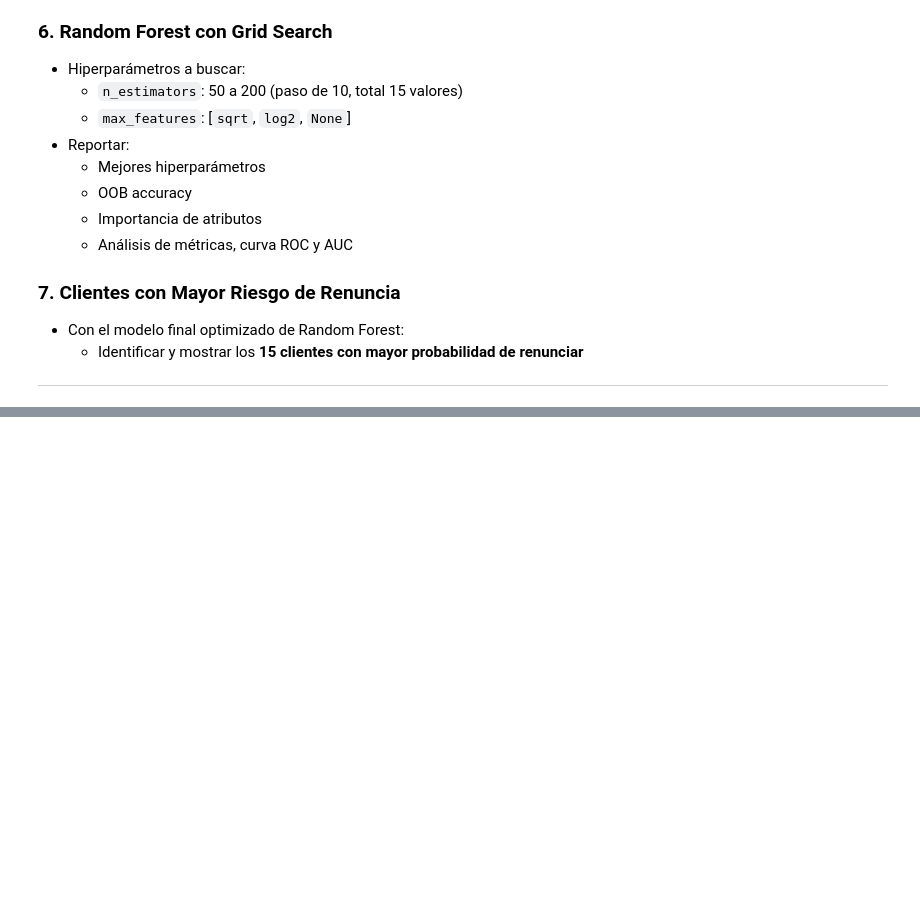
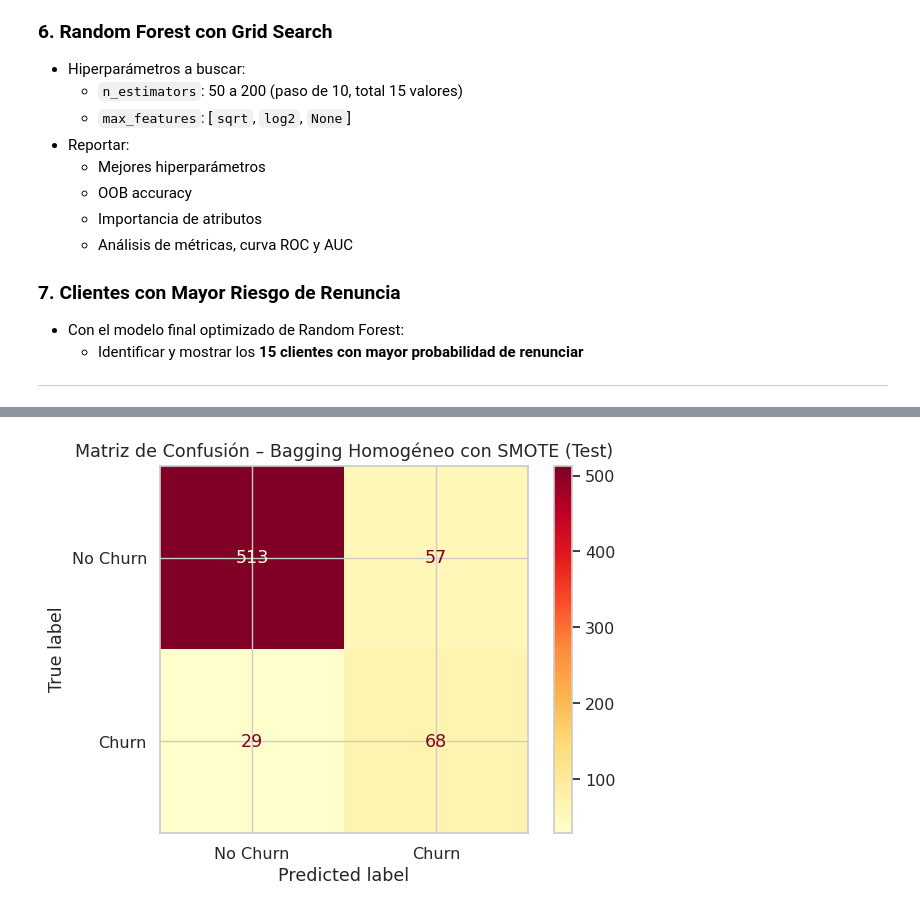
Before and after one commit to sergiodelgado/ml-ensambles-desafio-1, a Jupyter notebook: notebooks/02_modelos_ensamble_churn_sdm.ipynb, the cells around one changed output, grey strips where cells are left out. Drawn from its saved outputs; the diff is of its cells as text; code cells hidden in the pictures; blank space fills up the shorter version.

```diff
--- a/notebooks/02_modelos_ensamble_churn_sdm.ipynb
+++ b/notebooks/02_modelos_ensamble_churn_sdm.ipynb
@@ -1360,0 +957,89 @@ except Exception as e:
+# %%
+# ======================================================
+# Bagging Homogéneo con SMOTE – 200 Árboles
+# ======================================================
+
+import pandas as pd
+import matplotlib.pyplot as plt
+
+from imblearn.over_sampling import SMOTE
+from sklearn.ensemble import BaggingClassifier
+from sklearn.tree import DecisionTreeClassifier
+from sklearn.metrics import (
+    classification_report,
+    confusion_matrix,
+    ConfusionMatrixDisplay,
+    accuracy_score,
+    f1_score,
+    precision_score,
+    recall_score,
+    balanced_accuracy_score
+)
+
+RANDOM_STATE = 42
+
+# ------------------------------
+# 3.a Balanceo SOLO del entrenamiento
+# ------------------------------
+print("Distribución original (y_train):")
+print(y_train.value_counts())
+
+smote = SMOTE(random_state=RANDOM_STATE)
+X_train_res, y_train_res = smote.fit_resample(X_train, y_train)
+
+print("\nDistribución tras SMOTE (y_train_res):")
+print(pd.Series(y_train_res).value_counts())
+
+# ------------------------------
+# 3.b Entrenamiento Bagging homogéneo
+# ------------------------------
+base_estimator = DecisionTreeClassifier(random_state=RANDOM_STATE)
+
+bagging_tree_200 = BaggingClassifier(
+    estimator=base_estimator,
+    n_estimators=200,
+    bootstrap=True,
+    random_state=RANDOM_STATE,
+    n_jobs=-1
+)
+
+bagging_tree_200.fit(X_train_res, y_train_res)
+
+# ------------------------------
+# 3.c Evaluación (train original y test)
+# ------------------------------
+y_pred_train = bagging_tree_200.predict(X_train)  # train SIN SMOTE (más realista)
+y_pred_test  = bagging_tree_200.predict(X_test)
+
+print("\n=== Desempeño en TRAIN (original, sin SMOTE) ===")
+print(classification_report(y_train, y_pred_train, target_names=["No Churn", "Churn"]))
+
+print("\n=== Desempeño en TEST ===")
+print(classification_report(y_test, y_pred_test, target_names=["No Churn", "Churn"]))
+
+# Matriz de confusión (TEST)
+cm = confusion_matrix(y_test, y_pred_test)
+disp = ConfusionMatrixDisplay(confusion_matrix=cm, display_labels=["No Churn", "Churn"])
+disp.plot(cmap="YlOrRd")
+plt.title("Matriz de Confusión – Bagging Homogéneo con SMOTE (Test)")
+plt.tight_layout()
+plt.show()
+
+# ------------------------------
+# Métricas foco negocio: detectar churn
+# ------------------------------
+metrics_test = {
+    "Accuracy": accuracy_score(y_test, y_pred_test),
+    "Balanced Accuracy": balanced_accuracy_score(y_test, y_pred_test),
+    "Precision (Churn=1)": precision_score(y_test, y_pred_test, pos_label=1),
+    "Recall (Churn=1)": recall_score(y_test, y_pred_test, pos_label=1),
+    "F1-score (Churn=1)": f1_score(y_test, y_pred_test, pos_label=1),
+}
+
+print("\nResumen de métricas (TEST):")
+for k, v in metrics_test.items():
+    print(f"{k:20s}: {v:.4f}")
+
+print("\nMatriz de Confusión:")
+print(cm)
+# %% [output]
@@ -1360,0 +1063 @@ except Exception as e:
+[figure, added]
```
Also changed, not shown: parts of 39 cells of this notebook.
